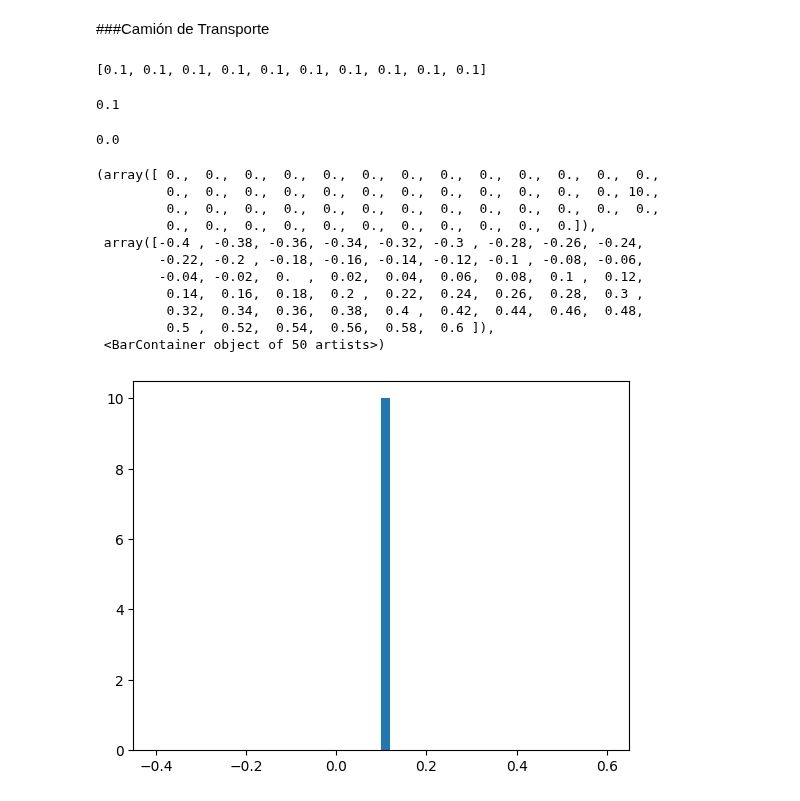
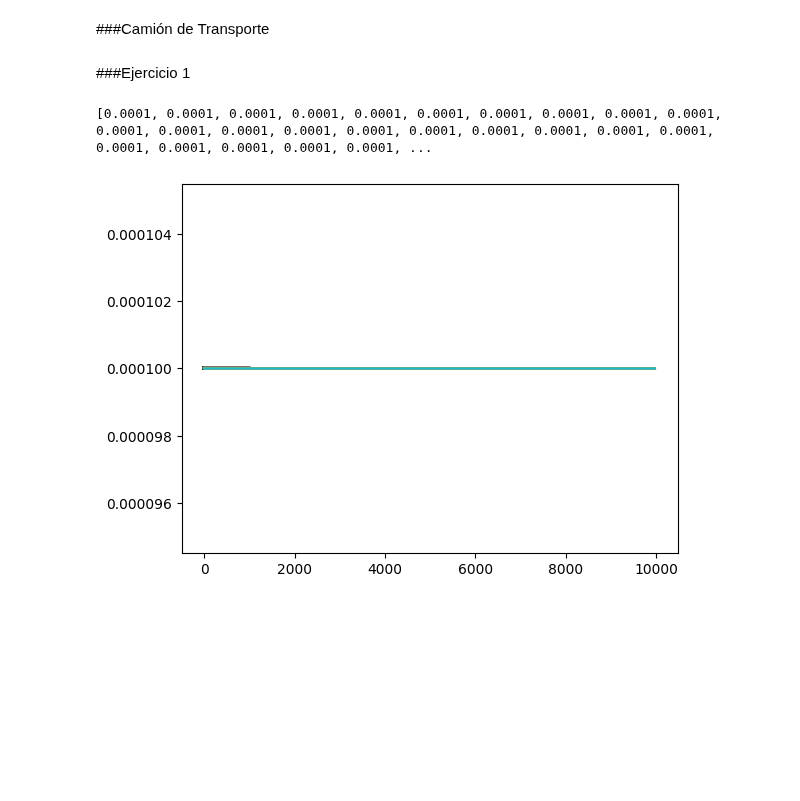
Before and after one commit to MartaPCastillo/Simulaci-n-I-, a Jupyter notebook: Camión_de_transporte.ipynb, the cells around one changed output. Cells and saved outputs as stored; diff of their text form; code cells hidden in the pictures; blank space fills up the shorter version.

```diff
--- a/Camión_de_transporte.ipynb
+++ b/Camión_de_transporte.ipynb
@@ -2,6 +2,8 @@
 <a href="https://colab.research.google.com/github/MartaPCastillo/Simulacion-I/blob/main/Cami%C3%B3n_de_transporte.ipynb" target="_parent"><img src="https://colab.research.google.com/assets/colab-badge.svg" alt="Open In Colab"/></a>
 # %% [markdown]
 ###Camión de Transporte
+# %% [markdown]
+###Ejercicio 1
 # %%
 import random                                   # importamos el módulo random
 import numpy as np                              # importamos numpy con un alias (np)
@@ -13,56 +15,41 @@ def camion_transporte(a,b,c,N):
     lista = []
     for i in range(N):
         contador = 0
-        u_1=random.triangular(a,b,c)
-        u_2=random.triangular(a,b,c)
-        u_3=random.triangular(a,b,c)
-        u_4=random.triangular(a,b,c)
-        u_5=random.triangular(a,b,c)
+        u_1=np.random.triangular(a,b,c)
+        u_2=np.random.triangular(a,b,c)
+        u_3=np.random.triangular(a,b,c)
+        u_4=np.random.triangular(a,b,c)
+        u_5=np.random.triangular(a,b,c)
         if u_1 + u_2 + u_3 + u_4 + u_5 > 1000:
            contador = contador + 1
            prob = contador / N
            lista.append(prob)
+           plt.plot(lista)
     return lista
 # %%
-def camion_transporte(n):
-    lista = []
-    for i in range(n):
-        u=random.random()
-        if 0 <= u < 0.5:
-           X = (20*np.sqrt(2*u)) + 190
-        else:
-           X = 230 - (20*np.sqrt(1-u))
-        lista.append(X)
-    return lista
+#def camion_transporte(n):
+    #lista = []
+    #for i in range(n):
+        #u=random.random()
+        #if 0 <= u < 0.5:
+           #X = (20*np.sqrt(2*u)) + 190
+        #else:
+           #X = 230 - (20*np.sqrt(1-u))
+        #lista.append(X)
+    #return lista
 # %%
-G=camion_transporte(190,210,230, 10)
+G = camion_transporte(190,210,230, 10000)
 print(G)
 # %% [output]
-[0.1, 0.1, 0.1, 0.1, 0.1, 0.1, 0.1, 0.1, 0.1, 0.1]
+[0.0001, 0.0001, 0.0001, 0.0001, 0.0001, 0.0001, 0.0001, 0.0001, 0.0001, 0.0001, 0.0001, 0.0001, 0.0001, 0.0001, 0.0001, 0.0001, 0.0001, 0.0001, 0.0001, 0.0001, 0.0001, 0.0001, 0.0001, 0.0001, 0.0001, ...
+[figure, added]
 # %%
 mu=np.mean(G)
 print(mu)
-# %% [output]
-0.1
 # %%
 sigma2=np.var(G)
 print(sigma2)
-# %% [output]
-0.0
 # %%
 plt.hist(G, bins=50)
-# %% [output]
-(array([ 0.,  0.,  0.,  0.,  0.,  0.,  0.,  0.,  0.,  0.,  0.,  0.,  0.,
-         0.,  0.,  0.,  0.,  0.,  0.,  0.,  0.,  0.,  0.,  0.,  0., 10.,
-         0.,  0.,  0.,  0.,  0.,  0.,  0.,  0.,  0.,  0.,  0.,  0.,  0.,
-         0.,  0.,  0.,  0.,  0.,  0.,  0.,  0.,  0.,  0.,  0.]),
- array([-0.4 , -0.38, -0.36, -0.34, -0.32, -0.3 , -0.28, -0.26, -0.24,
-        -0.22, -0.2 , -0.18, -0.16, -0.14, -0.12, -0.1 , -0.08, -0.06,
-        -0.04, -0.02,  0.  ,  0.02,  0.04,  0.06,  0.08,  0.1 ,  0.12,
-         0.14,  0.16,  0.18,  0.2 ,  0.22,  0.24,  0.26,  0.28,  0.3 ,
-         0.32,  0.34,  0.36,  0.38,  0.4 ,  0.42,  0.44,  0.46,  0.48,
-         0.5 ,  0.52,  0.54,  0.56,  0.58,  0.6 ]),
- <BarContainer object of 50 artists>)
-[figure, removed]
 # %%
 plt.plot(G)
```
Also changed, not shown: parts of 6 cells of this notebook.
